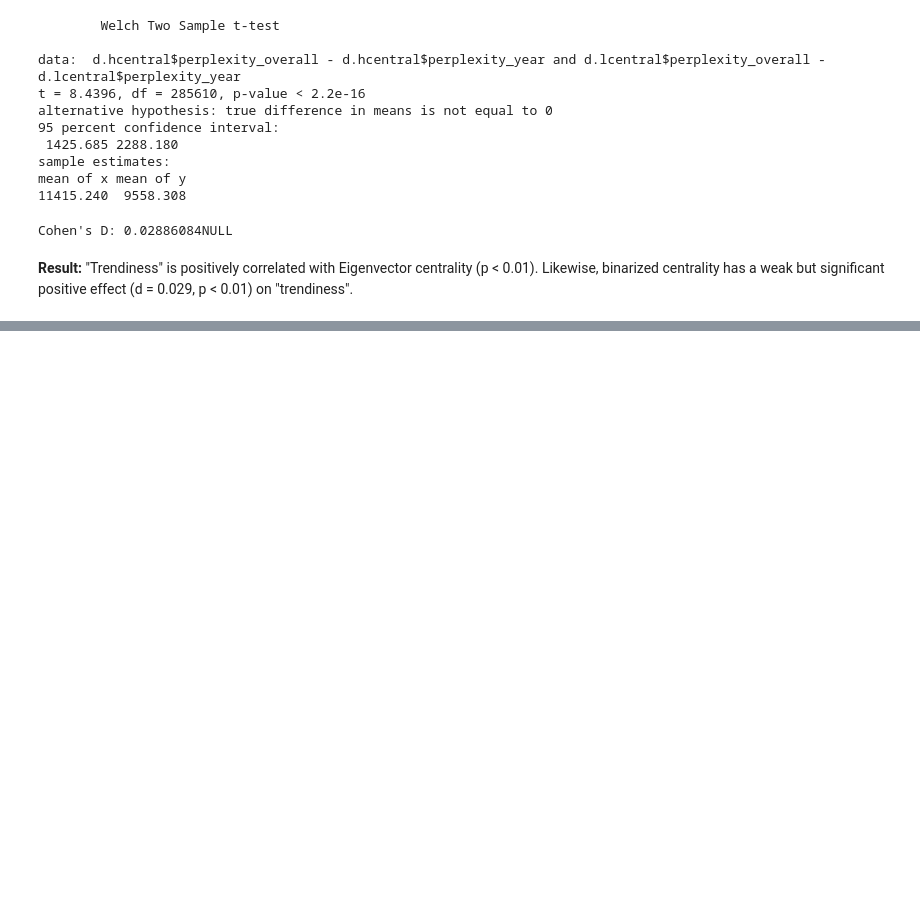
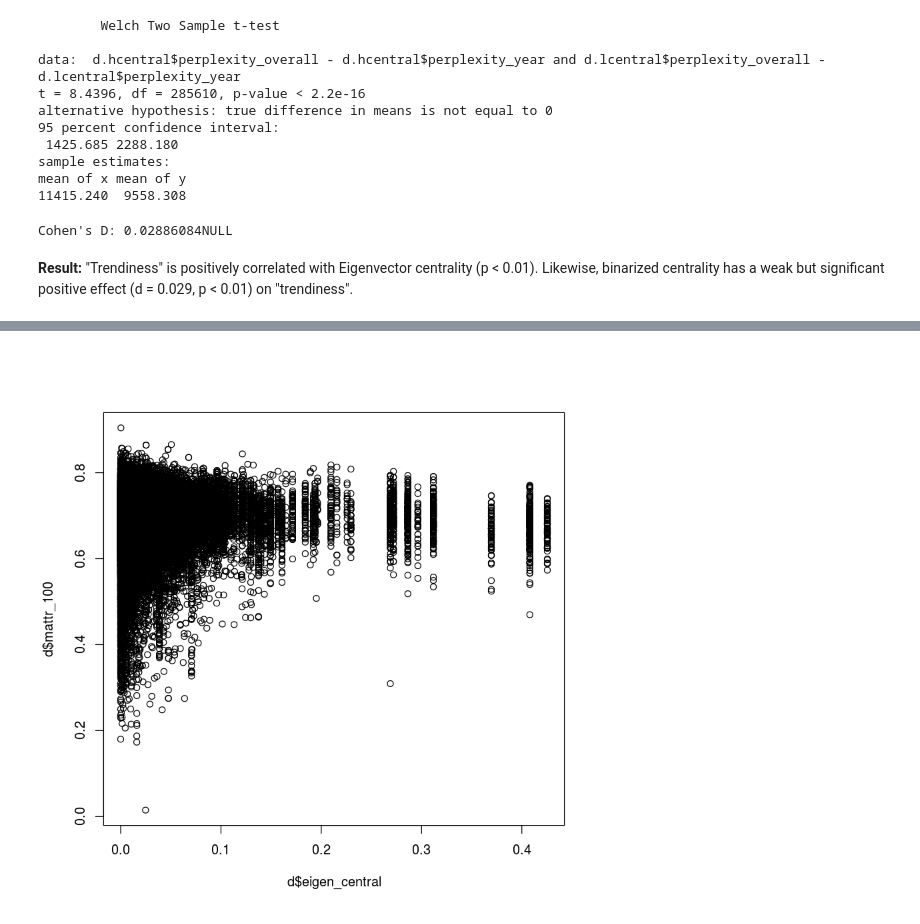
Before and after one commit to winobes/lasn, a Jupyter notebook: code/analysis.ipynb, the cells around one changed output, grey strips where cells are left out. Saved outputs shown, nothing was run; the diff lists cells and outputs as text; code cells hidden in the pictures; blank space fills up the shorter version.

```diff
--- a/code/analysis.ipynb
+++ b/code/analysis.ipynb
@@ -303,0 +314,5 @@ Cohen's D: 0.02886084NULL
+# %%
+plot(d$eigen_central, d$mattr_100)
+cor.test(d$eigen_central, d$mattr_100)
+# %% [output]
+[figure, added]
```
Also changed, not shown: parts of 7 cells of this notebook, 7 other files.
